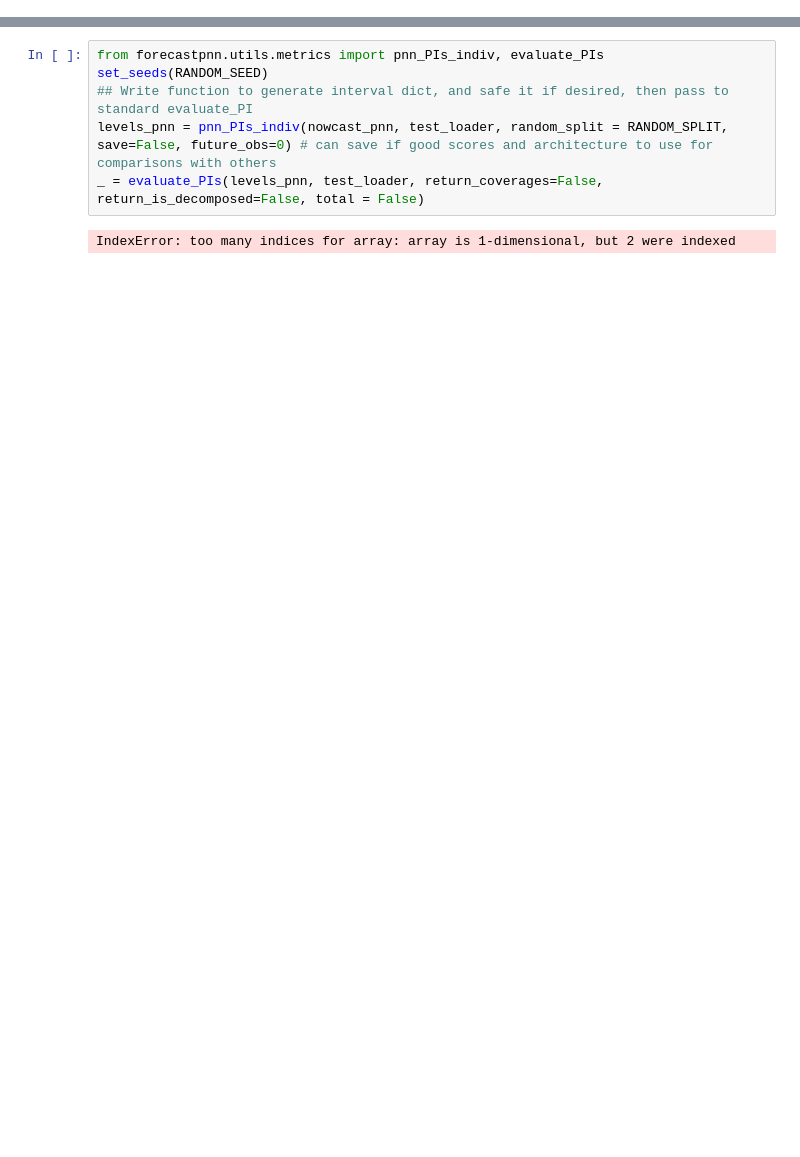
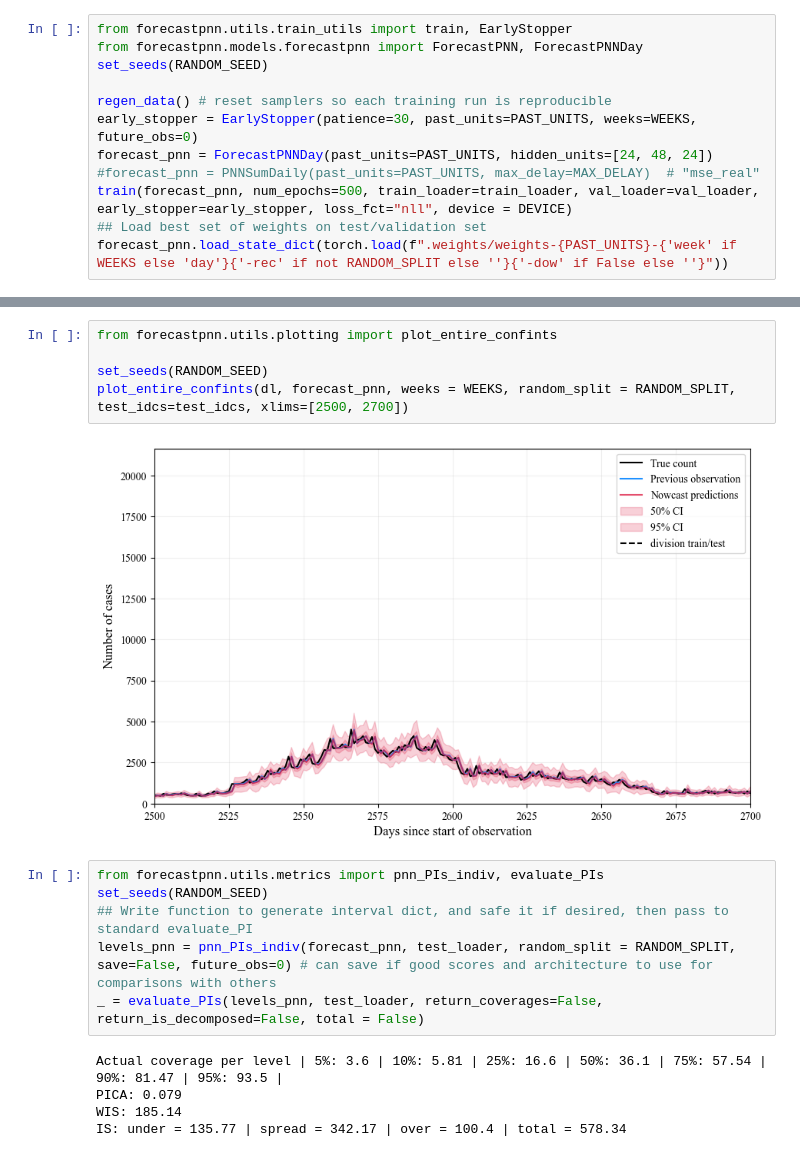
Before and after one commit to silaskoemen/ForecastPNN, a Jupyter notebook: exploration/train_model.ipynb, the cells around one changed output, grey strips where cells are left out. Drawn from its saved outputs; the diff is of its cells as text; blank space fills up the shorter version.

Commit message:
Investigate variable transformations, t distribution, LSTM model

```diff
--- a/exploration/train_model.ipynb
+++ b/exploration/train_model.ipynb
@@ -127,0 +184,12 @@ tensor([[29905.],
+# %%
+from forecastpnn.utils.train_utils import train, EarlyStopper
+from forecastpnn.models.forecastpnn import ForecastPNN, ForecastPNNDay
+set_seeds(RANDOM_SEED)
+
+regen_data() # reset samplers so each training run is reproducible
+early_stopper = EarlyStopper(patience=30, past_units=PAST_UNITS, weeks=WEEKS, future_obs=0)
+forecast_pnn = ForecastPNNDay(past_units=PAST_UNITS, hidden_units=[24, 48, 24])
+#forecast_pnn = PNNSumDaily(past_units=PAST_UNITS, max_delay=MAX_DELAY)  # "mse_real"
+train(forecast_pnn, num_epochs=500, train_loader=train_loader, val_loader=val_loader, early_stopper=early_stopper, loss_fct="nll", device = DEVICE)
+## Load best set of weights on test/validation set
+forecast_pnn.load_state_dict(torch.load(f".weights/weights-{PAST_UNITS}-{'week' if WEEKS else 'day'}{'-rec' if not RANDOM_SPLIT else ''}{'-dow' if False else ''}"))
@@ -128,8 +215,18 @@ tensor([[29905.],
+# %%
+from forecastpnn.utils.plotting import plot_entire_confints
+
+set_seeds(RANDOM_SEED)
+plot_entire_confints(dl, forecast_pnn, weeks = WEEKS, random_split = RANDOM_SPLIT, test_idcs=test_idcs, xlims=[2500, 2700])
+# %% [output]
+[figure, added]
 # %%
 from forecastpnn.utils.metrics import pnn_PIs_indiv, evaluate_PIs
 set_seeds(RANDOM_SEED)
 ## Write function to generate interval dict, and safe it if desired, then pass to standard evaluate_PI
-levels_pnn = pnn_PIs_indiv(nowcast_pnn, test_loader, random_split = RANDOM_SPLIT, save=False, future_obs=0) # can save if good scores and architecture to use for comparisons with others
+levels_pnn = pnn_PIs_indiv(forecast_pnn, test_loader, random_split = RANDOM_SPLIT, save=False, future_obs=0) # can save if good scores and architecture to use for comparisons with others
 _ = evaluate_PIs(levels_pnn, test_loader, return_coverages=False, return_is_decomposed=False, total = False)
 # %% [output]
-IndexError: too many indices for array: array is 1-dimensional, but 2 were indexed
+Actual coverage per level | 5%: 3.6 | 10%: 5.81 | 25%: 16.6 | 50%: 36.1 | 75%: 57.54 | 90%: 81.47 | 95%: 93.5 |
+PICA: 0.079
+WIS: 185.14
+IS: under = 135.77 | spread = 342.17 | over = 100.4 | total = 578.34
```
Also changed, not shown: parts of 9 cells of this notebook, 17 other files.
